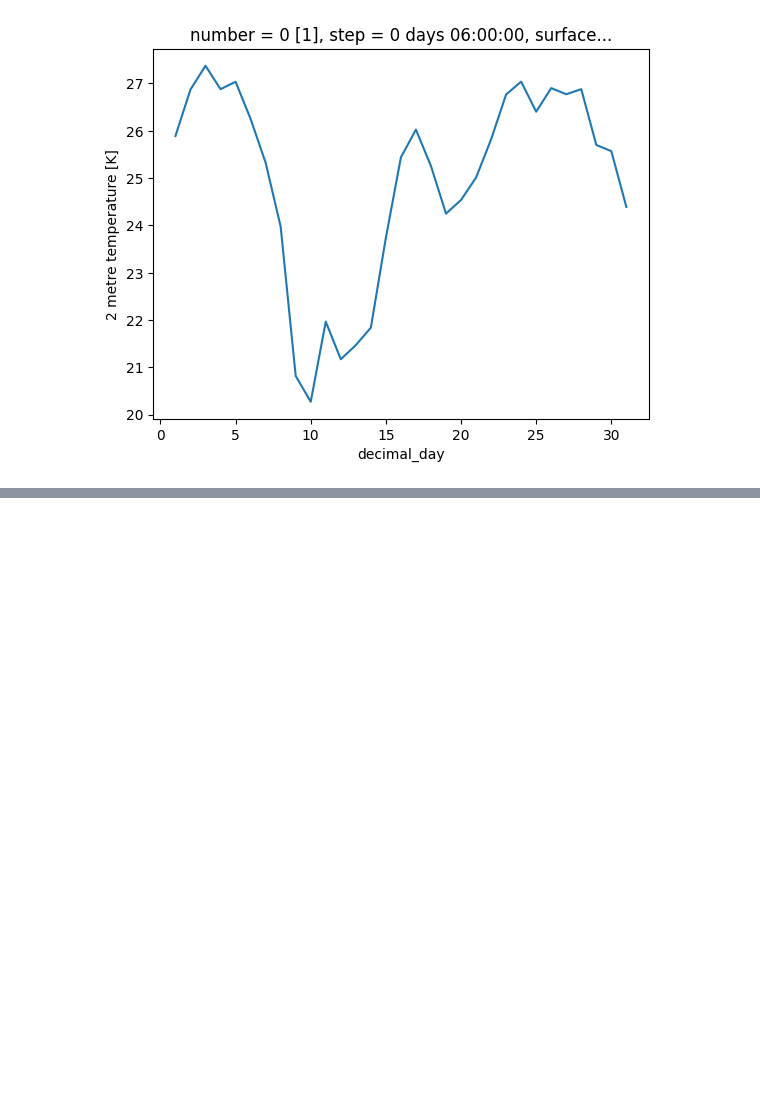
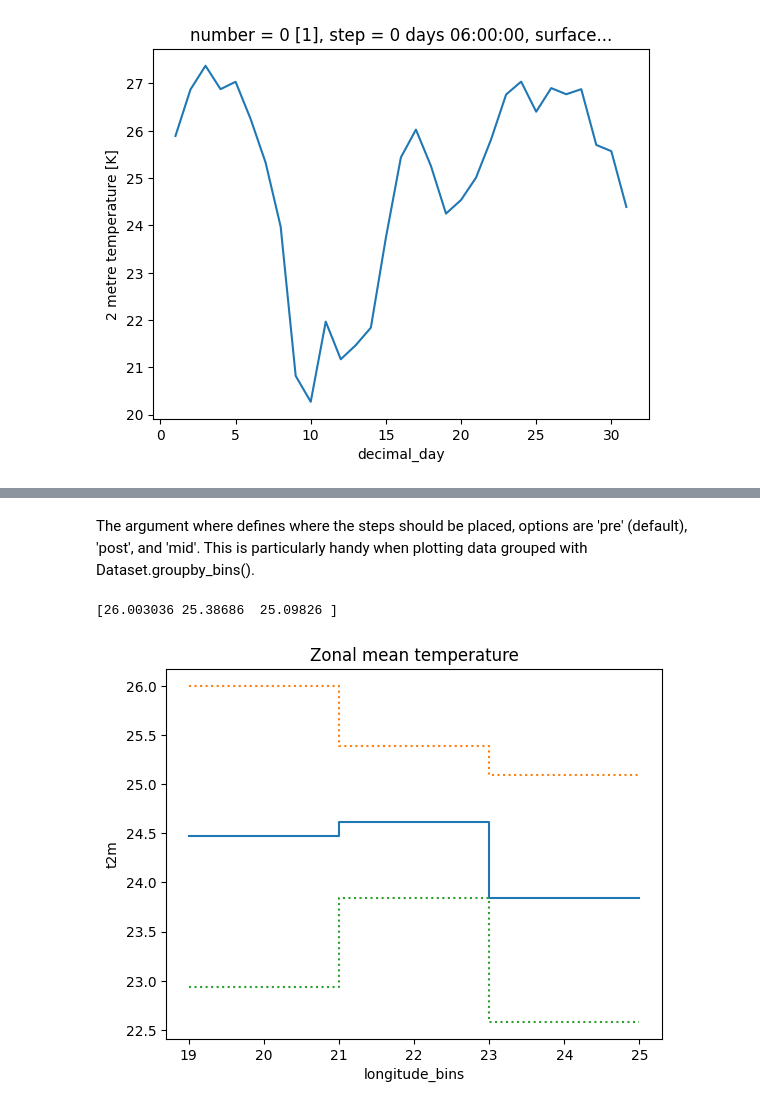
Before and after one commit to edwardLum/mapping-data-visualization-python, a Jupyter notebook: code/exercise1/Working with xarray.ipynb, the cells around one changed output, grey strips where cells are left out. Cells and saved outputs as stored; diff of their text form; code cells hidden in the pictures; blank space fills up the shorter version.

Commit message:
2d plots

```diff
--- a/code/exercise1/Working with xarray.ipynb
+++ b/code/exercise1/Working with xarray.ipynb
@@ -186,0 +176,23 @@ temp_mean.plot.step()
+# %% [markdown]
+The argument where defines where the steps should be placed, options are 'pre' (default), 'post', and 'mid'. This is particularly handy when plotting data grouped with Dataset.groupby_bins().
+# %%
+temp_group = ds.t2m.mean(["time", "step", "latitude"]).groupby_bins("longitude", [19, 21, 23, 25])
+
+temp_mean = temp_group.mean()
+
+
+# get standard deviation
+temp_std = temp_group.std()
+
+temp_mean.plot.step()
+
+(temp_mean + temp_std).plot.step(ls=":")
+
+(temp_mean - temp_std).plot.step(ls=":")
+
+plt.title("Zonal mean temperature")
+
+print(t.values)
+# %% [output]
+[26.003036 25.38686  25.09826 ]
+[figure, added]
```
Also changed, not shown: parts of 21 cells of this notebook.
